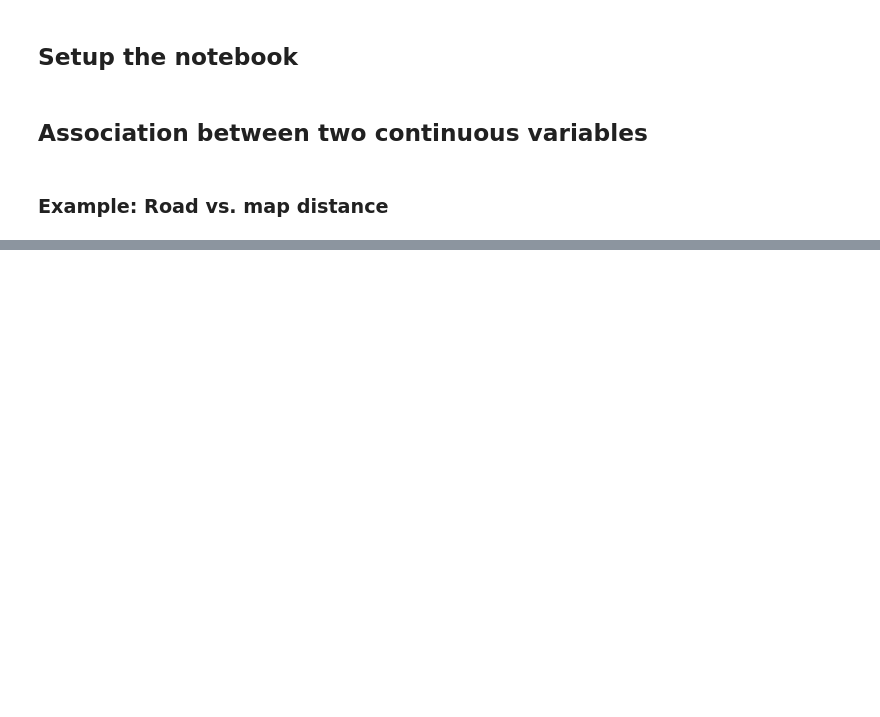
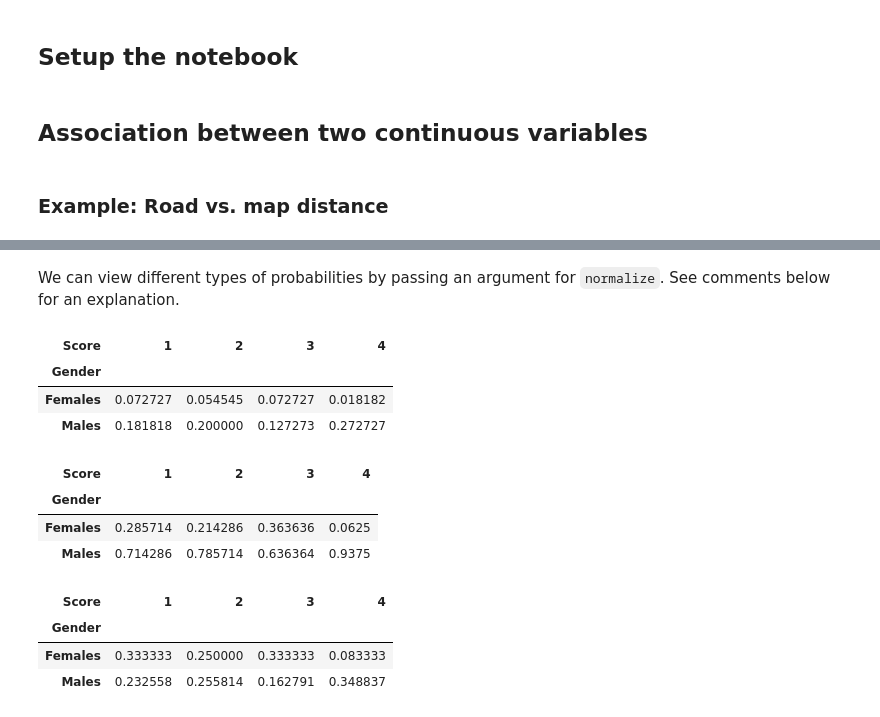
Before and after one commit to ljk233/py_m249, a Jupyter notebook: .jupyter/unit0/05_related_variables.ipynb, the cells around one changed output, grey strips where cells are left out. Drawn from its saved outputs; the diff is of its cells as text; code cells hidden in the pictures; blank space fills up the shorter version.

```diff
--- a/.jupyter/unit0/05_related_variables.ipynb
+++ b/.jupyter/unit0/05_related_variables.ipynb
@@ -76,0 +60,36 @@ array([[87.754475, 64.92135 ],
+# %% [markdown]
+We can view different types of probabilities by passing an argument for `normalize`.
+See comments below for an explanation.
+# %%
+# view proprotion by total
+pd.crosstab(
+    index=gender.replace({'f': 'Females', 'm': 'Males'}),
+    columns=score,
+    normalize=True)
+# %% [output]
+| Score | 1 | 2 | 3 | 4 |
+| Gender |  |  |  |  |
+| Females | 0.072727 | 0.054545 | 0.072727 | 0.018182 |
+| Males | 0.181818 | 0.200000 | 0.127273 | 0.272727 |
+# %%
+# normalise column, use column marginal -> Pr(idx|col)
+pd.crosstab(
+    index=gender.replace({'f': 'Females', 'm': 'Males'}),
+    columns=score,
+    normalize='columns')
+# %% [output]
+| Score | 1 | 2 | 3 | 4 |
+| Gender |  |  |  |  |
+| Females | 0.285714 | 0.214286 | 0.363636 | 0.0625 |
+| Males | 0.714286 | 0.785714 | 0.636364 | 0.9375 |
+# %%
+# normalise index, use row marginal -> Pr(col|idx)
+pd.crosstab(
+    index=gender.replace({'f': 'Females', 'm': 'Males'}),
+    columns=score,
+    normalize='index')
+# %% [output]
+| Score | 1 | 2 | 3 | 4 |
+| Gender |  |  |  |  |
+| Females | 0.333333 | 0.250000 | 0.333333 | 0.083333 |
+| Males | 0.232558 | 0.255814 | 0.162791 | 0.348837 |
```
Also changed, not shown: parts of 19 cells of this notebook, 4 other files.
